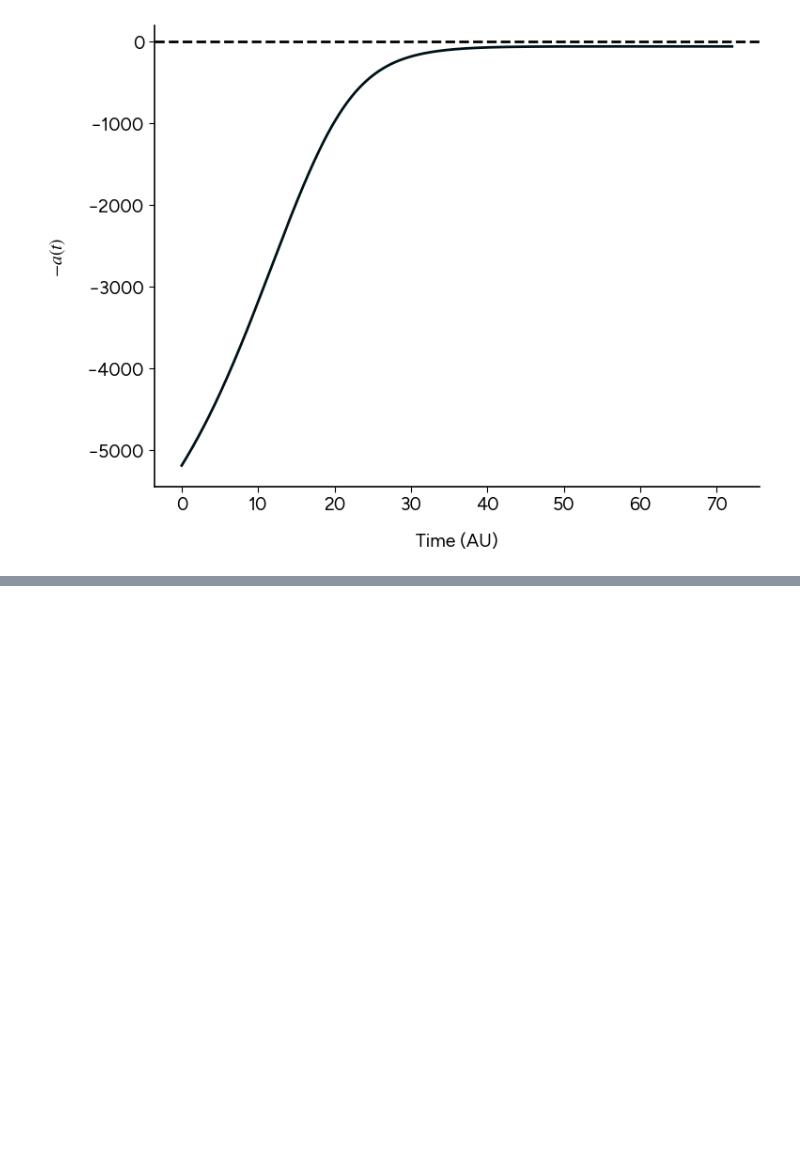
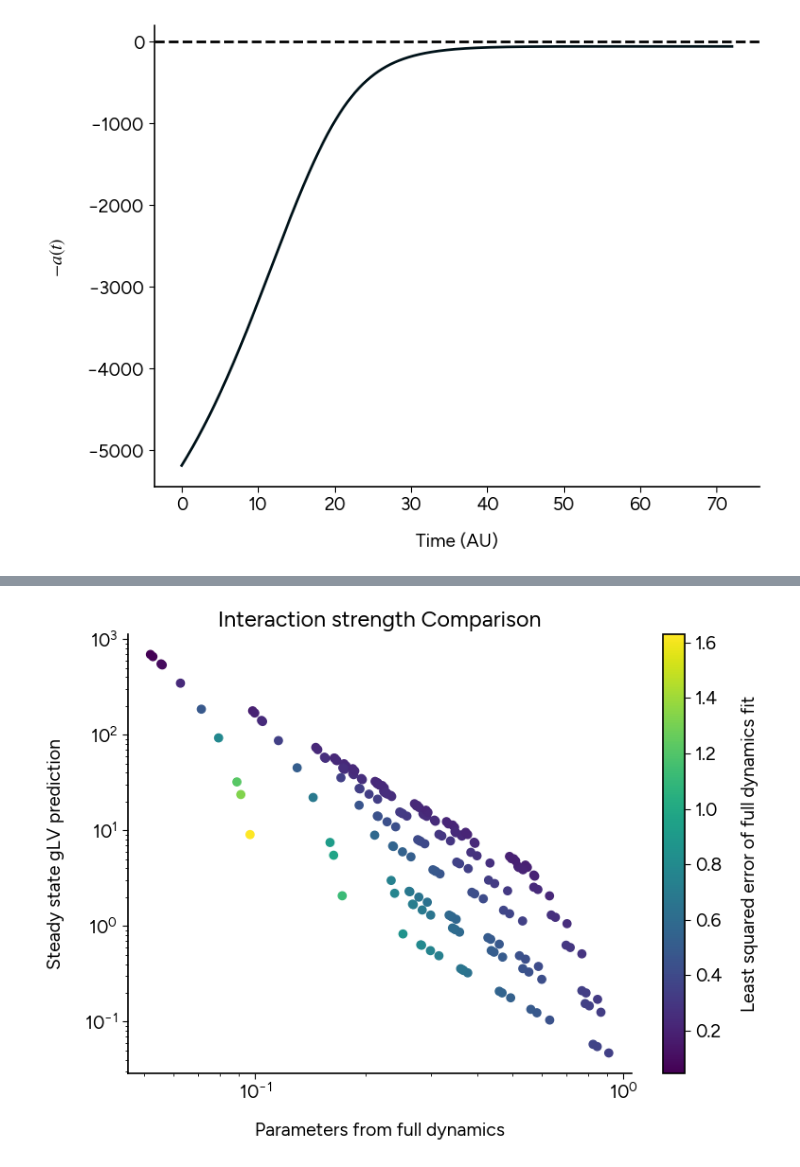
Before and after one commit to prajwalp/OE-dilutions, a Jupyter notebook: one_species_one_resource.ipynb, the cells around one changed output, grey strips where cells are left out. Cells and saved outputs as stored; diff of their text form; code cells hidden in the pictures; blank space fills up the shorter version.

```diff
--- a/one_species_one_resource.ipynb
+++ b/one_species_one_resource.ipynb
@@ -215 +230,15 @@ qssFitArray = np.load("data/qssFitArray_2.npy")
+# %%
+plt.scatter(fullFitArray[:,:,1].flatten(),qssFitArray[:,:,1].flatten(),c=fitErrors[:,:].flatten(),cmap="viridis")
+cbar = plt.colorbar()
+plt.xlabel("Parameters from full dynamics")
+plt.ylabel("Steady state gLV prediction")
+cbar.set_label("Least squared error of full dynamics fit")
+plt.title("Interaction strength Comparison")
+plt.xscale("log")
+plt.yscale("log")
+
+# plt.ylim(1e-3,1e5)
+plt.show()
+# %% [output]
+[figure, added]
 # %%
```
Also changed, not shown: parts of 12 cells of this notebook, 6 other files.
